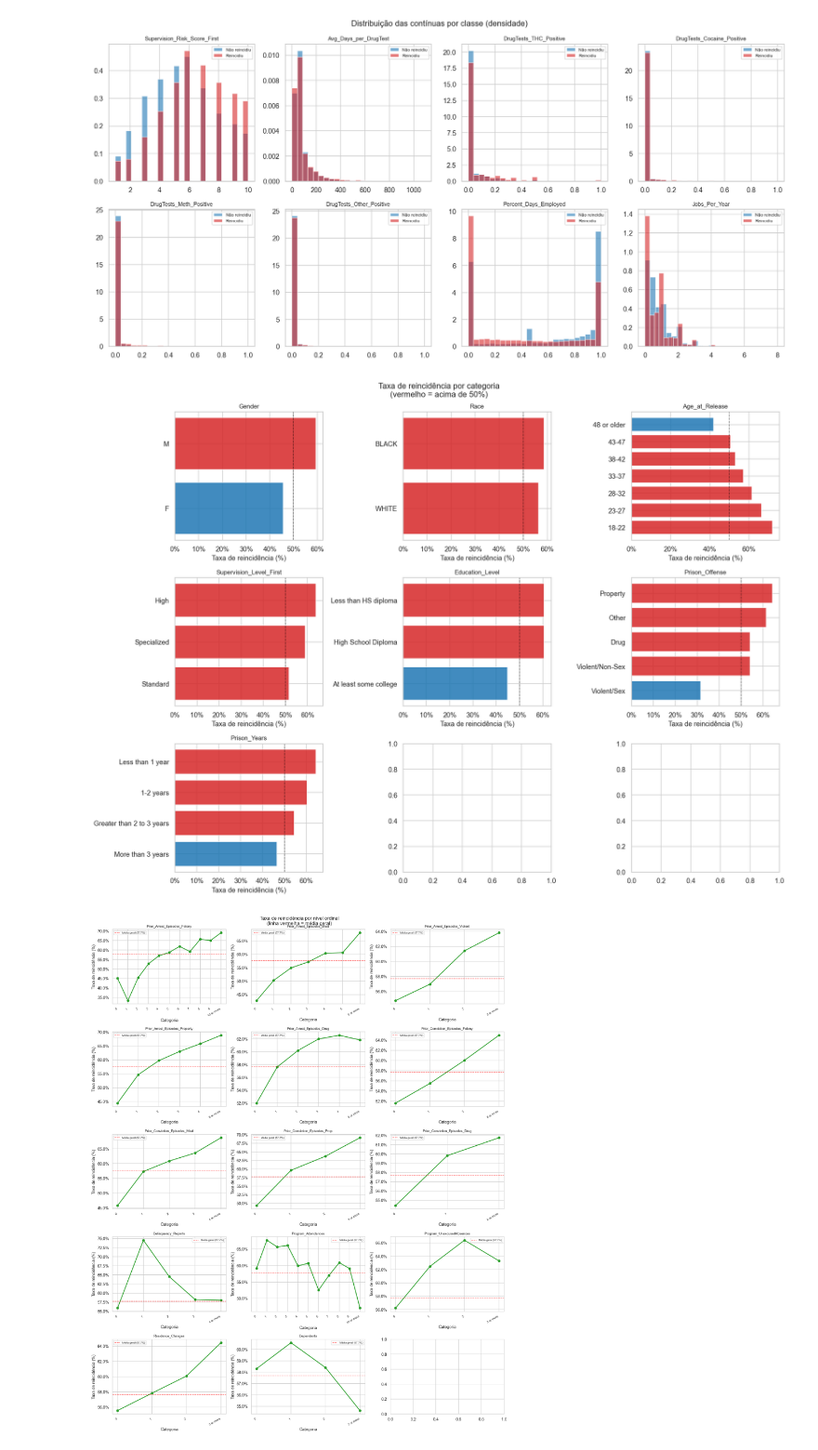
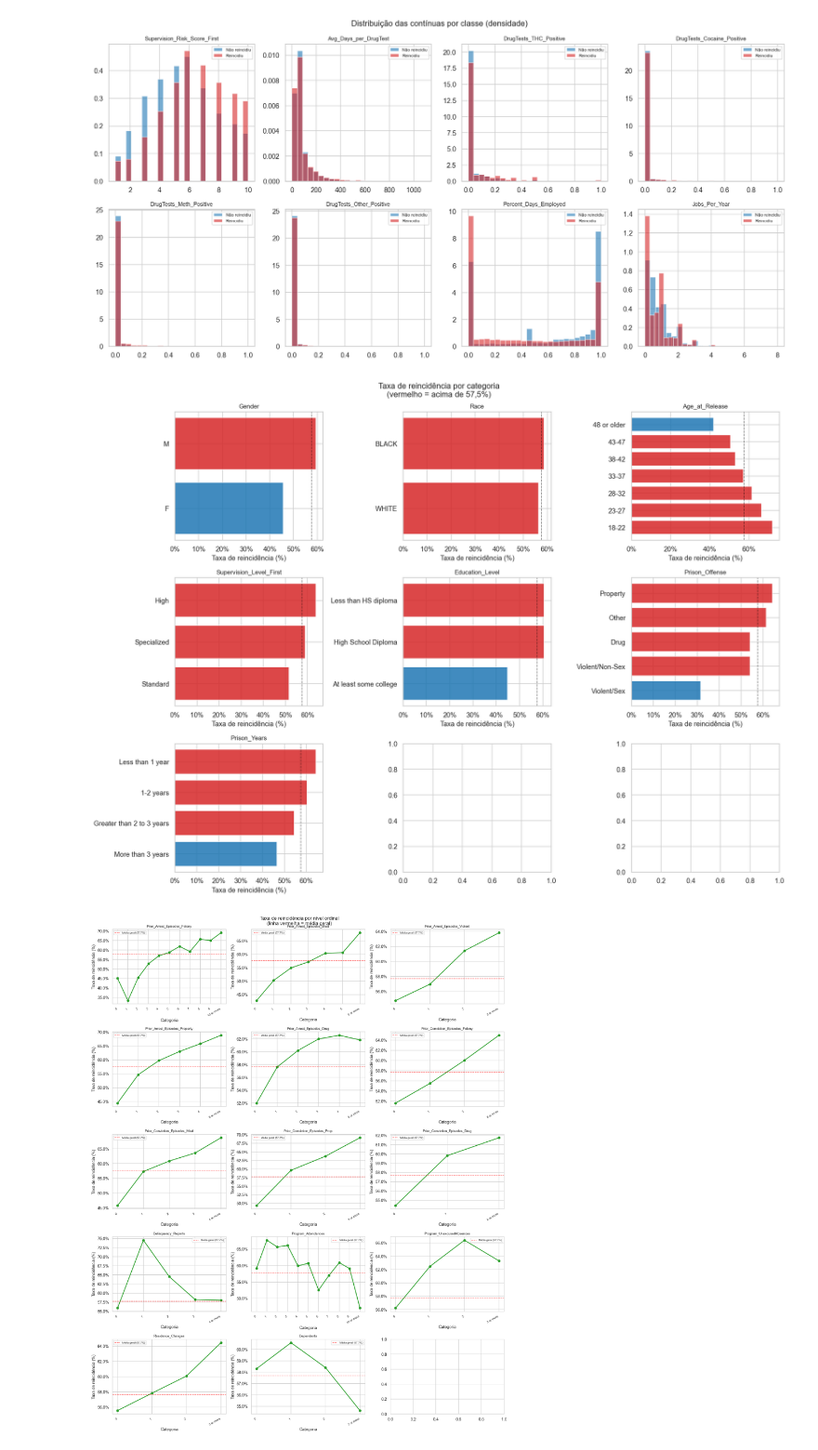
Before and after one commit to glebsonmac/datamining_master_degree_project, a Jupyter notebook: apresentacao.ipynb, the cells around one changed output. Shown at 93% size. Drawn from its saved outputs; the diff is of its cells as text; code cells hidden in the pictures.

```diff
--- a/apresentacao.ipynb
+++ b/apresentacao.ipynb
@@ -636,36 +717,36 @@ Jobs_Per_Year                                   0.635                0.607
 # %%
 # Análise bivariada: nominais e binárias vs. label
 # Taxa de reincidência por categoria — variáveis nominais originais
 n_cols = 3
 n_rows = int(np.ceil(len(NOMINAIS_ORIG) / n_cols))
 fig, axes = plt.subplots(n_rows, n_cols, figsize=(16, n_rows * 4))
 axes = axes.flat
 
 for ax, col in zip(axes, NOMINAIS_ORIG):
     if col=='Age_at_Release':
         taxa = (df_viz.groupby(col)[LABEL]
                 .apply(lambda s: (s == 'Reincidiu').mean() * 100))
     else:
         taxa = (df_viz.groupby(col)[LABEL]
                 .apply(lambda s: (s == 'Reincidiu').mean() * 100)
                 .sort_values(ascending=True))
     cores = ['#d62728' if v >= 50 else '#1f77b4' for v in taxa.values]
     ax.barh(taxa.index.astype(str), taxa.values, color=cores,
             edgecolor='white', alpha=0.85)
-    ax.axvline(50, color='black', linestyle='--', linewidth=1, alpha=0.5)
+    ax.axvline(57.5, color='black', linestyle='--', linewidth=1, alpha=0.5)
     ax.set_xlabel('Taxa de reincidência (%)')
     ax.set_title(col, fontsize=10)
     ax.xaxis.set_major_formatter(mtick.PercentFormatter())
 
 for ax in list(axes)[len(NOMINAIS_ORIG):]:
     ax.set_visible(False)
 
-plt.suptitle('Taxa de reincidência por categoria\n(vermelho = acima de 50%)',
+plt.suptitle('Taxa de reincidência por categoria\n(vermelho = acima de 57,5%)',
              fontsize=13)
 plt.tight_layout()
 plt.show()
 # %% [output]
-[figure, old version]
+[figure, new version]
 # %%
 n_cols = 3
 n_rows = int(np.ceil(len(ORDINAIS) / n_cols))
```
Also changed, not shown: parts of 3 cells of this notebook.
